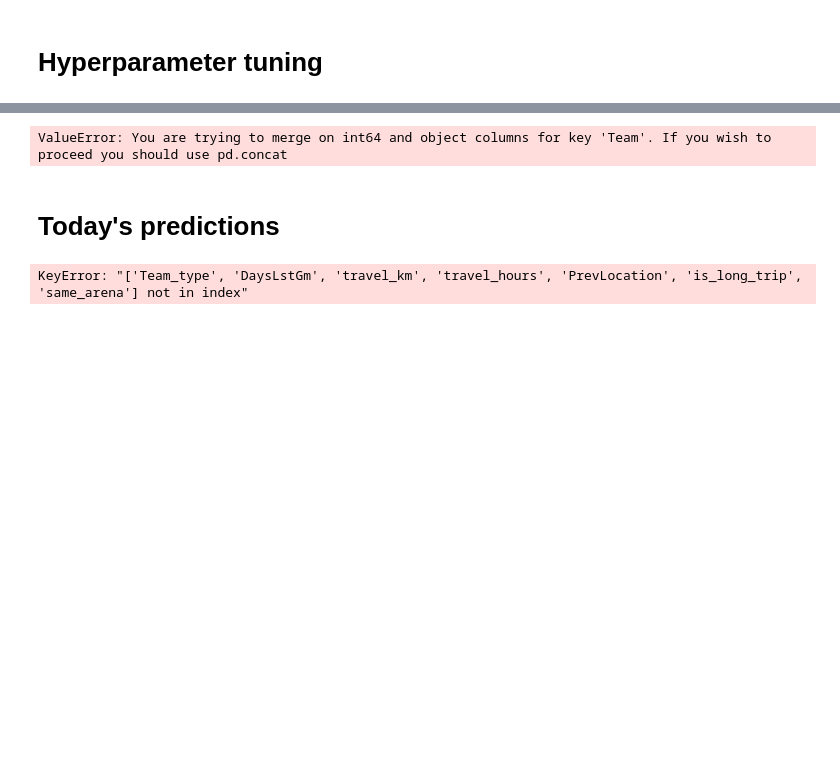
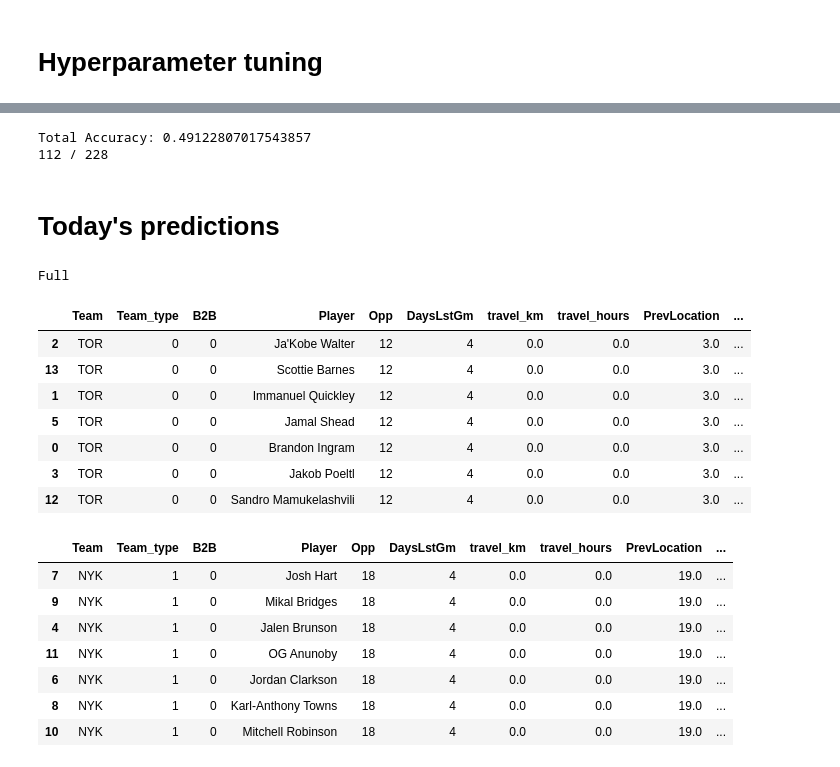
Before and after one commit to Relenes510/fantasy_basketball, a Jupyter notebook: notebooks/create_ML_model.ipynb, the cells around one changed output, grey strips where cells are left out. Saved outputs shown, nothing was run; the diff lists cells and outputs as text; code cells hidden in the pictures; blank space fills up the shorter version.

```diff
--- a/notebooks/create_ML_model.ipynb
+++ b/notebooks/create_ML_model.ipynb
@@ -274,11 +278,14 @@ R²: 0.7486705183982849
 pred_col = f'{tgt_stat}_Pred'
 df_lines = pd.read_csv(f"../tables/2025/parlay_lines.csv")
 df_lines['Date'] = pd.to_datetime(df_lines.Date)
-test_df['Date'] = pd.to_datetime(test_df.Date)
 df_lines = df_lines[['Date', 'Team', 'Player', f'{tgt_stat}_line']]
 test_df[pred_col] = preds
+test_df['Team'] = team_encoder.inverse_transform(test_df["Team"])
+test_df['Player'] = player_encoder.inverse_transform(test_df["Player"])
+
 df_test = test_df.merge(df_lines, on=['Date', 'Team', 'Player'])
 df_test = df_test[[c for c in df_test.columns if c != pred_col] + [pred_col]]
+
 df_test['Diff'] = abs(df_test[f'{tgt_stat}_Pred'] - df_test[f'{tgt_stat}_line'])
 df_test['Act_Res'] = np.where(df_test[tgt_stat] > df_test[f'{tgt_stat}_line'], 'O', 'U')
 df_test['Pred_Res'] = np.where(df_test[pred_col] > df_test[f'{tgt_stat}_line'], 'O', 'U')
@@ -286,13 +293,14 @@ df_test['Correct'] = np.where(df_test['Act_Res'] == df_test['Pred_Res'], 1, 0)
 
 print("Total Accuracy:", ((df_test.Correct == 1).sum() / df_test.shape[0]))
 print((df_test.Correct == 1).sum(), "/", df_test.shape[0])
-display(df_test[df_test.Diff <= rmse].sort_values('Diff', ascending=False).drop(['Diff', 'Correct', 'Act_Res', 'Pred_Res'], axis=1).head(15))
 # %% [output]
-ValueError: You are trying to merge on int64 and object columns for key 'Team'. If you wish to proceed you should use pd.concat
+Total Accuracy: 0.49122807017543857
+112 / 228
 # %% [markdown]
 # Today's predictions
 # %%
 df_gms = pd.read_csv(f"../tables/2025/nba_schedule.csv")
+df_gms['Date'] = pd.to_datetime(df_gms.Date)
 df_gms = df_gms[(df_gms.Date == now)]
 df_mtch = df_gms[['AwayABV', 'HomeABV', 'AwayB2B', 'HomeB2B']]
 df_mtch['Team_type'] = 'Home'
@@ -304,25 +312,47 @@ df_mtch = df_mtch[['Team', 'Team_type']]
 # %%
 df_pred = pd.read_csv("../tables/2025/parlay_stats.csv")
 df_pred['Date'] = pd.to_datetime(df_pred.Date)
 for col in df_pred.select_dtypes(include='object').columns:
     df_pred[col] = df_pred[col].astype('category')
-
+df_pred = df_pred.merge(df_mtch, on='Team')
+df_pred[tgt_stat] = 0
+df_pred = setup_df(df_pred)
 # Filter → then select feature columns
 df_pred = df_pred[df_pred.Date == now][feature_cols]
 
 # Predict
 df_pred[f"{tgt_stat}_proj"] = best_model.predict(df_pred)
 df_lines = pd.read_csv(f"../tables/2025/parlay_lines.csv")
 df_lines['Date'] = pd.to_datetime(df_lines.Date)
+
+df_pred['Team'] = team_encoder.inverse_transform(df_pred["Team"])
+df_pred['Player'] = player_encoder.inverse_transform(df_pred["Player"])
+
 df_lines = df_lines[df_lines.Date == now][['Team', 'Player', f'{tgt_stat}_line']]
 df_pred = df_pred.merge(df_lines, on=['Team', 'Player'])
 df_pred['Diff'] = abs(df_pred[f'{tgt_stat}_proj'] - df_pred[f'{tgt_stat}_line'])
 
 # print('Safe Bets')
 # display(df_pred[(df_pred.Diff >= rmse)].drop('Diff', axis=1).sort_values('Team'))
 
 print('Full')
 for tm in df_pred.Team.unique():
     display(df_pred[(df_pred.Team == tm)].drop('Diff', axis=1).sort_values(f'Def_{tgt_stat}', ascending=False))
 # %% [output]
-KeyError: "['Team_type', 'DaysLstGm', 'travel_km', 'travel_hours', 'PrevLocation', 'is_long_trip', 'same_arena'] not in index"
+Full
+|  | Team | Team_type | B2B | Player | Opp | DaysLstGm | travel_km | travel_hours | PrevLocation | ... |
+| 2 | TOR | 0 | 0 | Ja'Kobe Walter | 12 | 4 | 0.0 | 0.0 | 3.0 | ... |
+| 13 | TOR | 0 | 0 | Scottie Barnes | 12 | 4 | 0.0 | 0.0 | 3.0 | ... |
+| 1 | TOR | 0 | 0 | Immanuel Quickley | 12 | 4 | 0.0 | 0.0 | 3.0 | ... |
+| 5 | TOR | 0 | 0 | Jamal Shead | 12 | 4 | 0.0 | 0.0 | 3.0 | ... |
+| 0 | TOR | 0 | 0 | Brandon Ingram | 12 | 4 | 0.0 | 0.0 | 3.0 | ... |
+| 3 | TOR | 0 | 0 | Jakob Poeltl | 12 | 4 | 0.0 | 0.0 | 3.0 | ... |
+| 12 | TOR | 0 | 0 | Sandro Mamukelashvili | 12 | 4 | 0.0 | 0.0 | 3.0 | ... |
+|  | Team | Team_type | B2B | Player | Opp | DaysLstGm | travel_km | travel_hours | PrevLocation | ... |
+| 7 | NYK | 1 | 0 | Josh Hart | 18 | 4 | 0.0 | 0.0 | 19.0 | ... |
+| 9 | NYK | 1 | 0 | Mikal Bridges | 18 | 4 | 0.0 | 0.0 | 19.0 | ... |
+| 4 | NYK | 1 | 0 | Jalen Brunson | 18 | 4 | 0.0 | 0.0 | 19.0 | ... |
+| 11 | NYK | 1 | 0 | OG Anunoby | 18 | 4 | 0.0 | 0.0 | 19.0 | ... |
+| 6 | NYK | 1 | 0 | Jordan Clarkson | 18 | 4 | 0.0 | 0.0 | 19.0 | ... |
+| 8 | NYK | 1 | 0 | Karl-Anthony Towns | 18 | 4 | 0.0 | 0.0 | 19.0 | ... |
+| 10 | NYK | 1 | 0 | Mitchell Robinson | 18 | 4 | 0.0 | 0.0 | 19.0 | ... |
```
Also changed, not shown: parts of 6 cells of this notebook, 1 other file.
